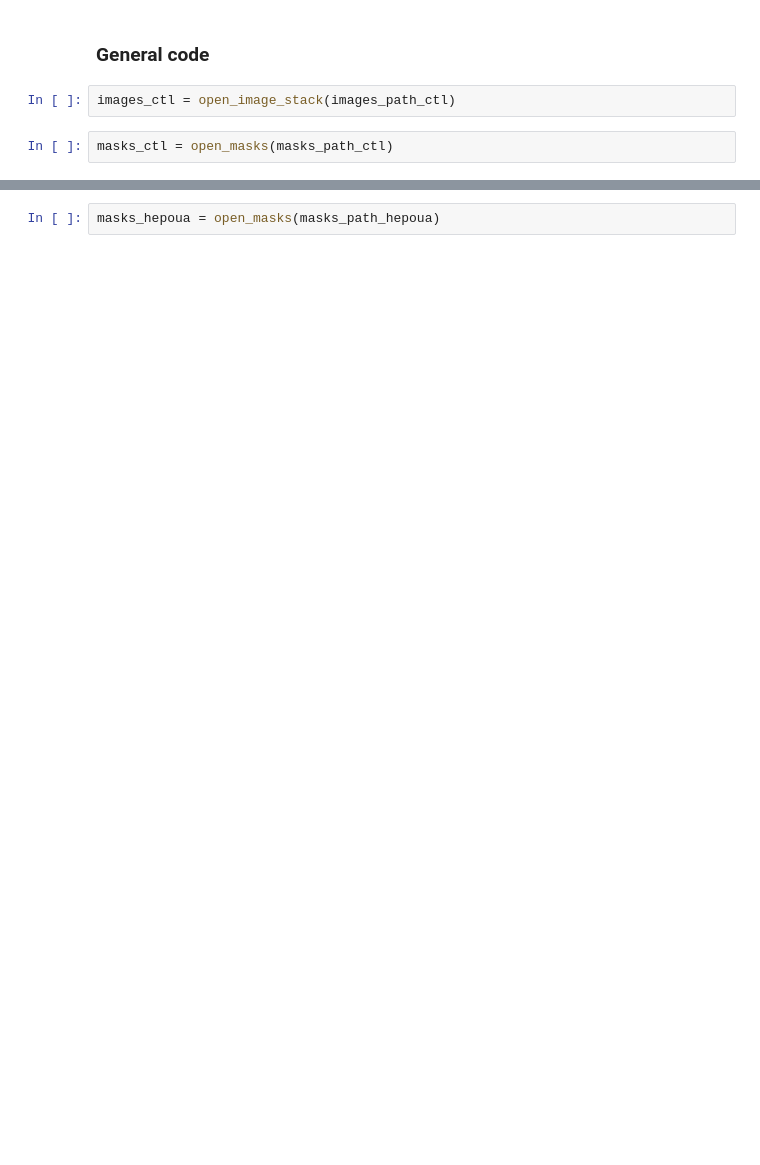
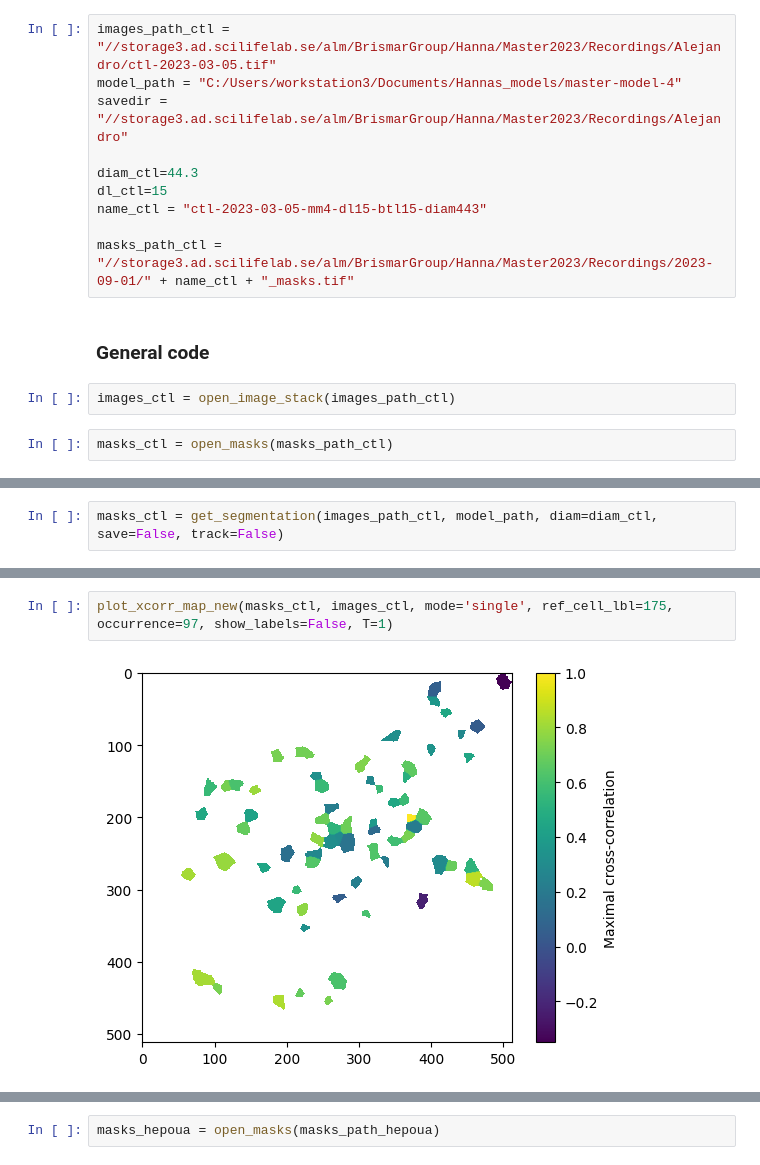
Before and after one commit to h-israelsson/Master2023, a Jupyter notebook: testing.ipynb, the cells around one changed output, grey strips where cells are left out. Cells and saved outputs as stored; diff of their text form; blank space fills up the shorter version.

```diff
--- a/testing.ipynb
+++ b/testing.ipynb
@@ -87,3 +211,13 @@ masks_path_hepoua = "//storage3.ad.scilifelab.se/alm/BrismarGroup/Hanna/Master20
+# %%
+images_path_ctl = "//storage3.ad.scilifelab.se/alm/BrismarGroup/Hanna/Master2023/Recordings/Alejandro/ctl-2023-03-05.tif"
+model_path = "C:/Users/workstation3/Documents/Hannas_models/master-model-4"
+savedir = "//storage3.ad.scilifelab.se/alm/BrismarGroup/Hanna/Master2023/Recordings/Alejandro"
+
+diam_ctl=44.3
+dl_ctl=15
+name_ctl = "ctl-2023-03-05-mm4-dl15-btl15-diam443"
+
+masks_path_ctl = "//storage3.ad.scilifelab.se/alm/BrismarGroup/Hanna/Master2023/Recordings/2023-09-01/" + name_ctl + "_masks.tif"
 # %% [markdown]
 ### General code
 # %%
@@ -124,0 +227,2 @@ images_hepoua = images_hepoua[17:]
+# %%
+masks_ctl = get_segmentation(images_path_ctl, model_path, diam=diam_ctl, save=False, track=False)
@@ -124,0 +261,4 @@ images_hepoua = images_hepoua[17:]
+# %%
+plot_xcorr_map_new(masks_ctl, images_ctl, mode='single', ref_cell_lbl=175, occurrence=97, show_labels=False, T=1)
+# %% [output]
+[figure, added]
```
Also changed, not shown: parts of 101 cells of this notebook.
